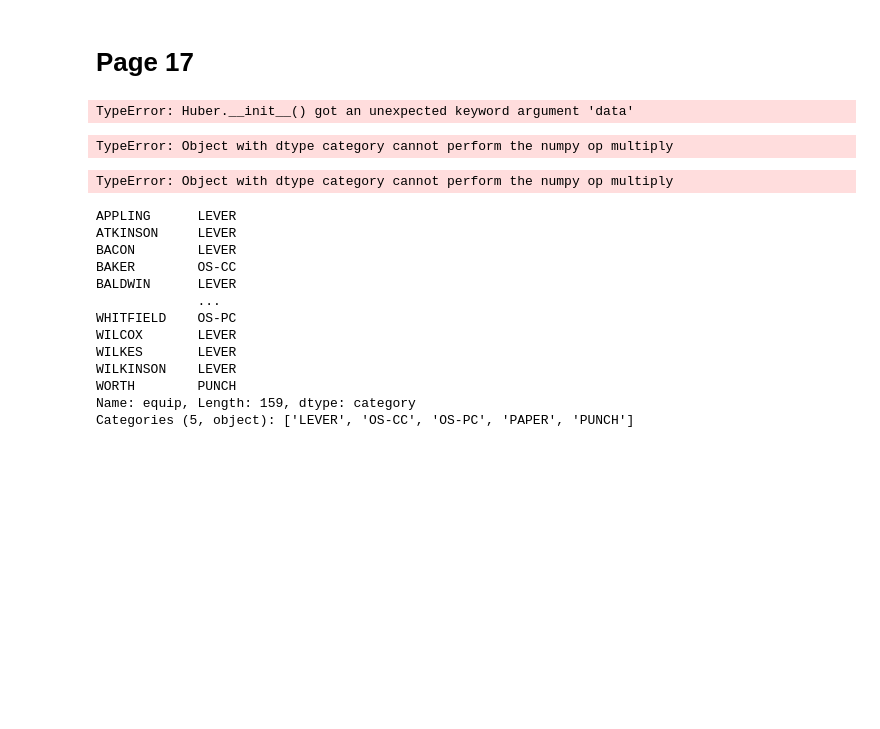
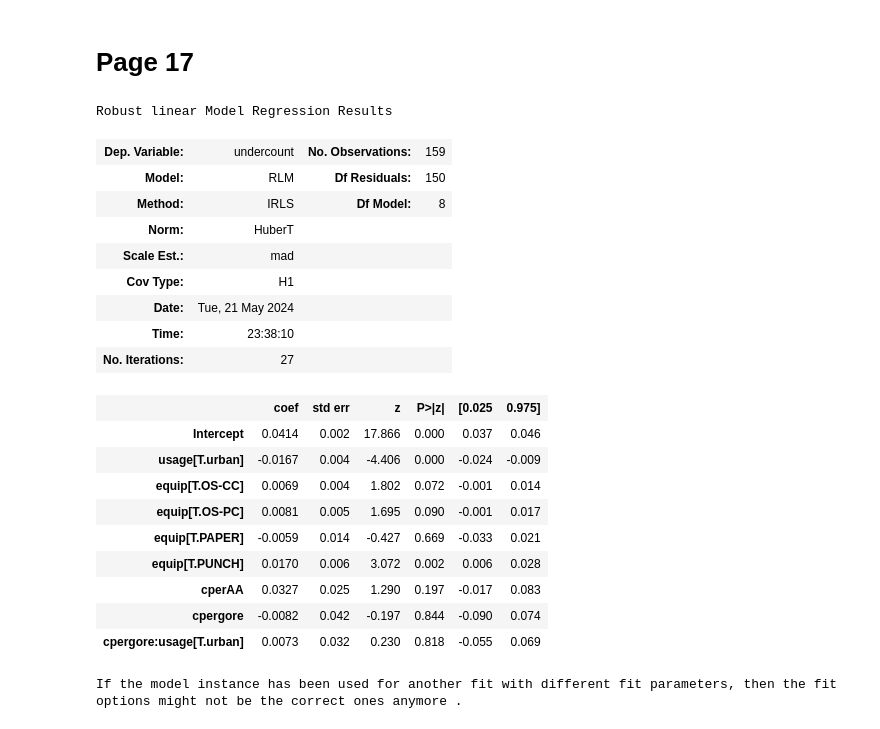
Before and after one commit to percivalphakath/Extending-the-Linear-Model-with-Python, a Jupyter notebook: Chapter1-Introduction.ipynb, the cells around one changed output. Cells and saved outputs as stored; diff of their text form; code cells hidden in the pictures; blank space fills up the shorter version.

```diff
--- a/Chapter1-Introduction.ipynb
+++ b/Chapter1-Introduction.ipynb
@@ -499,36 +504,29 @@ sm.graphics.plot_partregress_grid(lmodi, exog_idx = ['cperAA','cpergore'], fig=f
 # %% [markdown]
 <h1> Page 17 </h1>
 # %%
-rlmodi = sm.robust.scale.Huber(data = gavote,
-                               formula = 'undercount~cperAA+cpergore*usage+equip' )
+# Robust Regression
+rlmodi = smf.rlm(data = gavote,
+                formula='undercount~cperAA+cpergore*usage+equip').fit()
+rlmodi.summary()
 # %% [output]
-TypeError: Huber.__init__() got an unexpected keyword argument 'data'
+Robust linear Model Regression Results
+| Dep. Variable: | undercount | No. Observations: | 159 |
+| Model: | RLM | Df Residuals: | 150 |
+| Method: | IRLS | Df Model: | 8 |
+| Norm: | HuberT |  |  |
+| Scale Est.: | mad |  |  |
+| Cov Type: | H1 |  |  |
+| Date: | Tue, 21 May 2024 |  |  |
+| Time: | 23:38:10 |  |  |
+| No. Iterations: | 27 |  |  |
+|  | coef | std err | z | P>|z| | [0.025 | 0.975] |
+| Intercept | 0.0414 | 0.002 | 17.866 | 0.000 | 0.037 | 0.046 |
+| usage[T.urban] | -0.0167 | 0.004 | -4.406 | 0.000 | -0.024 | -0.009 |
+| equip[T.OS-CC] | 0.0069 | 0.004 | 1.802 | 0.072 | -0.001 | 0.014 |
+| equip[T.OS-PC] | 0.0081 | 0.005 | 1.695 | 0.090 | -0.001 | 0.017 |
+| equip[T.PAPER] | -0.0059 | 0.014 | -0.427 | 0.669 | -0.033 | 0.021 |
+| equip[T.PUNCH] | 0.0170 | 0.006 | 3.072 | 0.002 | 0.006 | 0.028 |
+| cperAA | 0.0327 | 0.025 | 1.290 | 0.197 | -0.017 | 0.083 |
+| cpergore | -0.0082 | 0.042 | -0.197 | 0.844 | -0.090 | 0.074 |
+| cpergore:usage[T.urban] | 0.0073 | 0.032 | 0.230 | 0.818 | -0.055 | 0.069 |
+If the model instance has been used for another fit with different fit parameters, then the fit options might not be the correct ones anymore .
-# %%
-y = gavote['undercount']
-X = gavote['cperAA']+gavote['cpergore']*gavote['usage']+gavote['equip']
-sm.RLM(endog = y,
-       exog = X,
-       M=sm.robust.norms.HuberT()).fit()
-# %% [output]
-TypeError: Object with dtype category cannot perform the numpy op multiply
-# %%
-gavote['cperAA']+gavote['cpergore']*gavote['usage']
-# +gavote['equip']
-# %% [output]
-TypeError: Object with dtype category cannot perform the numpy op multiply
-# %%
-gavote['equip']
-# %% [output]
-APPLING      LEVER
-ATKINSON     LEVER
-BACON        LEVER
-BAKER        OS-CC
-BALDWIN      LEVER
-             ...
-WHITFIELD    OS-PC
-WILCOX       LEVER
-WILKES       LEVER
-WILKINSON    LEVER
-WORTH        PUNCH
-Name: equip, Length: 159, dtype: category
-Categories (5, object): ['LEVER', 'OS-CC', 'OS-PC', 'PAPER', 'PUNCH']
```
Also changed, not shown: parts of 10 cells of this notebook.
